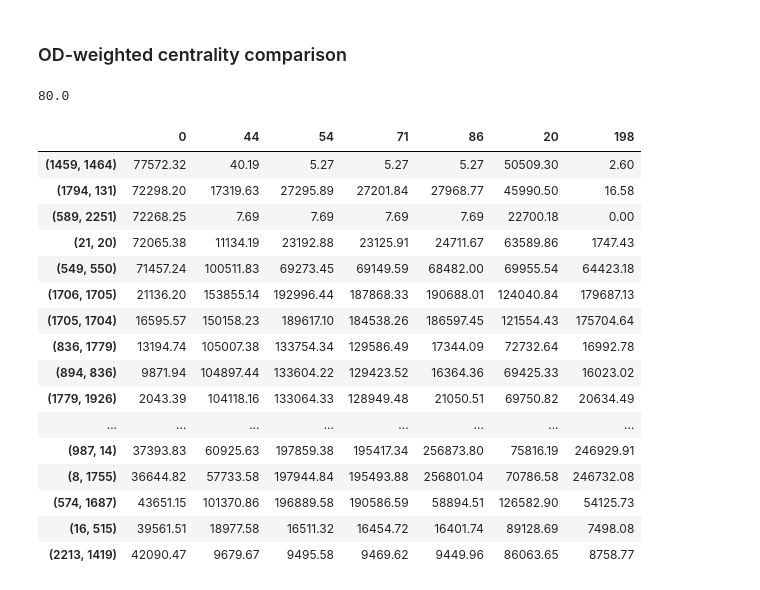
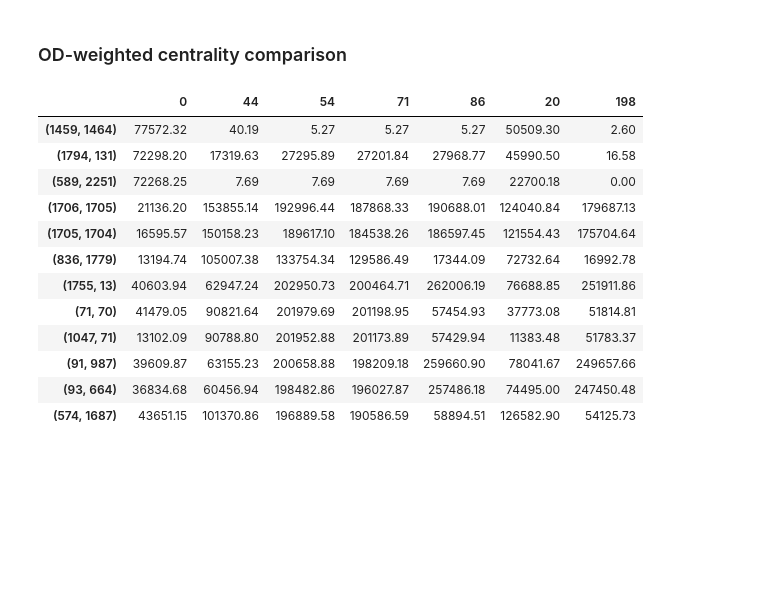
Before and after one commit to EwoutH/Helsinki-flood-BEP-project, a Jupyter notebook: road-graph/OSMnx_road_graph_analysis_BEP.ipynb, the cells around one changed output. Drawn from its saved outputs; the diff is of its cells as text; code cells hidden in the pictures; blank space fills up the shorter version.

Commit message:
Road graph analysis: Remove single edges, speed up analyse_graph function

```diff
--- a/road-graph/OSMnx_road_graph_analysis_BEP.ipynb
+++ b/road-graph/OSMnx_road_graph_analysis_BEP.ipynb
@@ -334,7 +341,7 @@ def prepare_graph(graph, drivable_depth=0.30, rain=[44, 54, 71, 86, 20, 198]):
 
   return gb_dict
 # %%
-def analyse_graph(graph):
+def analyse_graph(graph, od_area=tte, od_time="All"):
   # Calcualte the paths lengths of all reachable pairs
   reachable_path_lengths = dict(nx.all_pairs_dijkstra_path_length(graph, cutoff=None, weight="free_flow_time"))
 
@@ -342,11 +349,13 @@ def analyse_graph(graph):
   od_weights = {}         # The length and OD weight for each trip
   od_weights_region = {}  # The OD weights between each region. For validation.
 
+  tt_dict = od_area[od_time].to_dict()  # Select TomTom OD data and convert to dictionary
+
   for origin,d in reachable_path_lengths.items():
     ro = region_dict[origin]
     for destination, length in d.items():
       rd = region_dict[destination]
-      trips = tte.at[(ro, rd), "All"]
+      trips = tt_dict[(ro, rd)]
       weight = trips / (region_counts[ro]*region_counts[rd])
 
       od_weights[(origin,destination)] = (length, weight)
@@ -354,9 +363,9 @@ def analyse_graph(graph):
 
   # Calculate some stats
   number_nodes = graph.number_of_nodes()             # Number of nodes in the graph
-  trip_count = tte["All"].sum()                     # Sum of all trips in the OD-matrix
+  trip_count = sum(tt_dict.values())                 # Sum of all trips in the OD-matrix
   total_travel_time = sum([i[0]*i[1] for i in od_weights.values()])      # Total weighted travel time (s)
-  route_count = len(od_weights)                     # All possible routes between nodes
+  route_count = len(od_weights)                      # All possible routes between nodes
   possible_weight = sum([i[1] for i in od_weights.values()])
   mean_travel_time = total_travel_time / possible_weight
 
@@ -373,7 +382,7 @@ def analyse_graph(graph):
   for o,d in impossible_combinations:
     ro = region_dict[o]
     rd = region_dict[d]
-    trips = tte.at[(ro, rd), "All"]
+    trips = tt_dict[(ro, rd)]
     weight = trips / (region_counts[ro]*region_counts[rd])
     impossible_paths[(o,d)] = weight
 
@@ -385,10 +394,9 @@ def analyse_graph(graph):
 
   return_dict = {
       'mean_travel_time': mean_travel_time,
-      'stats': [possible_weight, total_travel_time, mean_travel_time, route_count, number_nodes**2-route_count, impossible_weight, trip_count, number_nodes, isolated_nodes]
+      'stats': [possible_weight, total_travel_time, mean_travel_time, route_count, number_nodes**2-route_count, impossible_weight, trip_count, number_nodes, isolated_nodes],
       'impossible_paths': impossible_paths,
       'od_weights': od_weights,
-      #'od_weights_region': od_weights_region
   }
 
   return return_dict
@@ -498,12 +506,14 @@ def compare_travel_time(stats, rain, stats_def=default_stats):
   # Calculate the mean travel time
   def_mean_tt = def_tt / def_w
 
-  # Print the output
-  print(f'Mean travel time on identical set of routes: {def_mean_tt:.3f} s, with {rain}mm rain: {stats["mean_travel_time"]:.3f}')
+  # Print and return the output
+  if rain > 0:
+    print(f'Mean travel time on identical set of routes: {def_mean_tt:.3f} s, with {rain}mm rain: {stats["mean_travel_time"]:.3f}')
+  return def_mean_tt
 # %%
 print(f'Mean travel time with all routes: {default_stats["mean_travel_time"]:.3f} s')
 for i in rain[1:]:
-  compare_travel_time(flooded_stats[str(i)], i)
+  flooded_stats[str(i)]["mean_travel_time_id"] = compare_travel_time(flooded_stats[str(i)], i)
 # %% [output]
 Mean travel time with all routes: 491.511 s
 Mean travel time on identical set of routes: 486.333 s, with 44mm rain: 708.865
@@ -515,7 +525,7 @@ Mean travel time on identical set of routes: 486.419 s, with 198mm rain: 1084.37
 # %% [markdown]
 ### OD-weighted centrality comparison
 # %%
-def compare_od_centrality(n=10, rain=rain):
+def compare_od_centrality(n=6, rain=rain):
   od_dict = {}
   high_centrality = []
   edge_data = {}
@@ -535,32 +545,24 @@ def compare_od_centrality(n=10, rain=rain):
   # Add the weighted centrality values for determined list of edges to dictionaries
   od_cent = {}
   for i in high_centrality:
-    od_cent[str(i)] = [edge_data[j][i]["weighted_centrality"] if i in edge_data[j].keys() else 0.0 for j in rain]
+    od_cent[i] = [edge_data[j][i]["weighted_centrality"] if i in edge_data[j].keys() else 0.0 for j in rain]
 
   # Return and PandasDataframe with the OD-centrality values for each edge and rain value
   return pd.DataFrame.from_dict(od_cent, orient='index', columns=rain)
-# %%
-flooded_graphs[str(20)].edges[(1459, 1464)]["reduced_speed"]
-# %% [output]
-80.0
 # %%
-compare_od_centrality(5).round(2)
+compare_od_centrality(3).round(2)
 # %% [output]
 |  | 0 | 44 | 54 | 71 | 86 | 20 | 198 |
 | (1459, 1464) | 77572.32 | 40.19 | 5.27 | 5.27 | 5.27 | 50509.30 | 2.60 |
 | (1794, 131) | 72298.20 | 17319.63 | 27295.89 | 27201.84 | 27968.77 | 45990.50 | 16.58 |
 | (589, 2251) | 72268.25 | 7.69 | 7.69 | 7.69 | 7.69 | 22700.18 | 0.00 |
-| (21, 20) | 72065.38 | 11134.19 | 23192.88 | 23125.91 | 24711.67 | 63589.86 | 1747.43 |
-| (549, 550) | 71457.24 | 100511.83 | 69273.45 | 69149.59 | 68482.00 | 69955.54 | 64423.18 |
 | (1706, 1705) | 21136.20 | 153855.14 | 192996.44 | 187868.33 | 190688.01 | 124040.84 | 179687.13 |
 | (1705, 1704) | 16595.57 | 150158.23 | 189617.10 | 184538.26 | 186597.45 | 121554.43 | 175704.64 |
 | (836, 1779) | 13194.74 | 105007.38 | 133754.34 | 129586.49 | 17344.09 | 72732.64 | 16992.78 |
-| (894, 836) | 9871.94 | 104897.44 | 133604.22 | 129423.52 | 16364.36 | 69425.33 | 16023.02 |
-| (1779, 1926) | 2043.39 | 104118.16 | 133064.33 | 128949.48 | 21050.51 | 69750.82 | 20634.49 |
-| ... | ... | ... | ... | ... | ... | ... | ... |
-| (987, 14) | 37393.83 | 60925.63 | 197859.38 | 195417.34 | 256873.80 | 75816.19 | 246929.91 |
-| (8, 1755) | 36644.82 | 57733.58 | 197944.84 | 195493.88 | 256801.04 | 70786.58 | 246732.08 |
+| (1755, 13) | 40603.94 | 62947.24 | 202950.73 | 200464.71 | 262006.19 | 76688.85 | 251911.86 |
+| (71, 70) | 41479.05 | 90821.64 | 201979.69 | 201198.95 | 57454.93 | 37773.08 | 51814.81 |
+| (1047, 71) | 13102.09 | 90788.80 | 201952.88 | 201173.89 | 57429.94 | 11383.48 | 51783.37 |
+| (91, 987) | 39609.87 | 63155.23 | 200658.88 | 198209.18 | 259660.90 | 78041.67 | 249657.66 |
+| (93, 664) | 36834.68 | 60456.94 | 198482.86 | 196027.87 | 257486.18 | 74495.00 | 247450.48 |
 | (574, 1687) | 43651.15 | 101370.86 | 196889.58 | 190586.59 | 58894.51 | 126582.90 | 54125.73 |
-| (16, 515) | 39561.51 | 18977.58 | 16511.32 | 16454.72 | 16401.74 | 89128.69 | 7498.08 |
-| (2213, 1419) | 42090.47 | 9679.67 | 9495.58 | 9469.62 | 9449.96 | 86063.65 | 8758.77 |
 # %%
```
Also changed, not shown: parts of 9 cells of this notebook.
